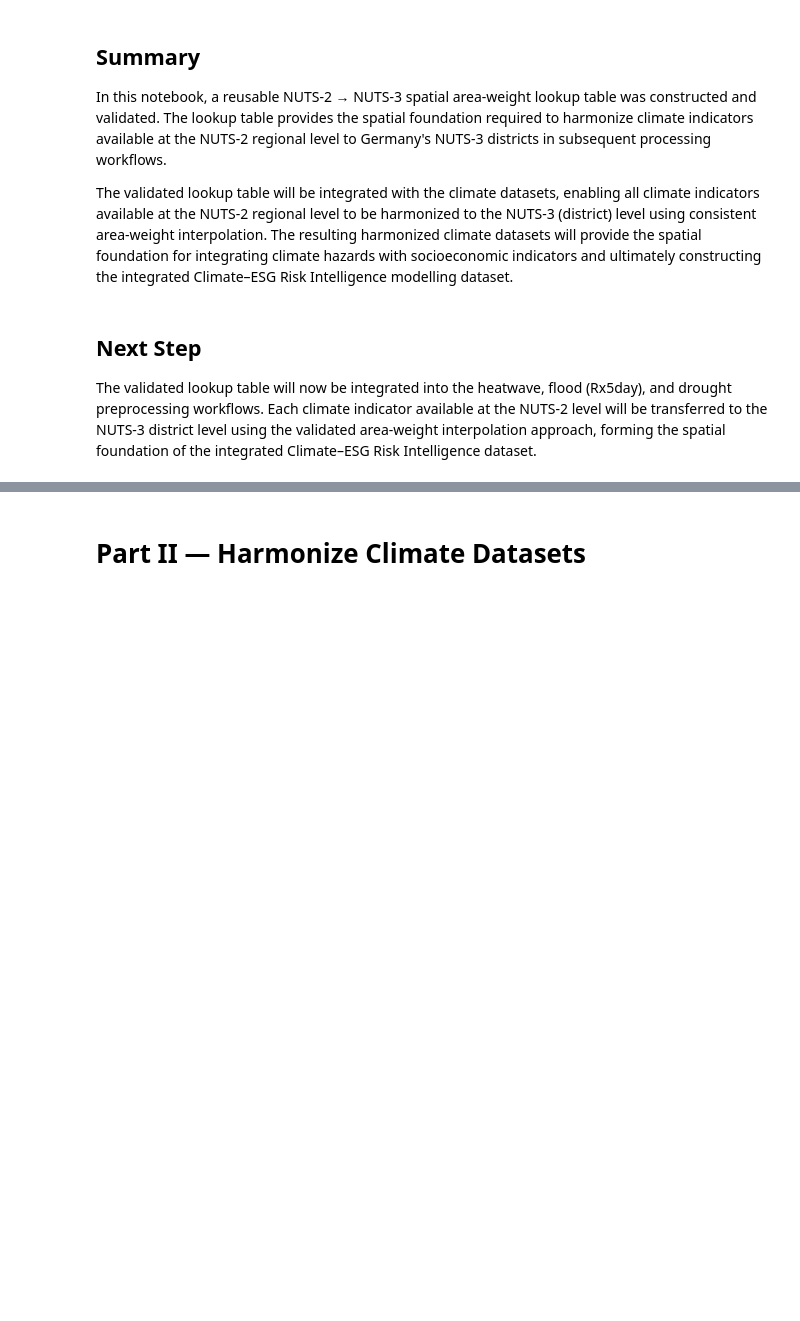
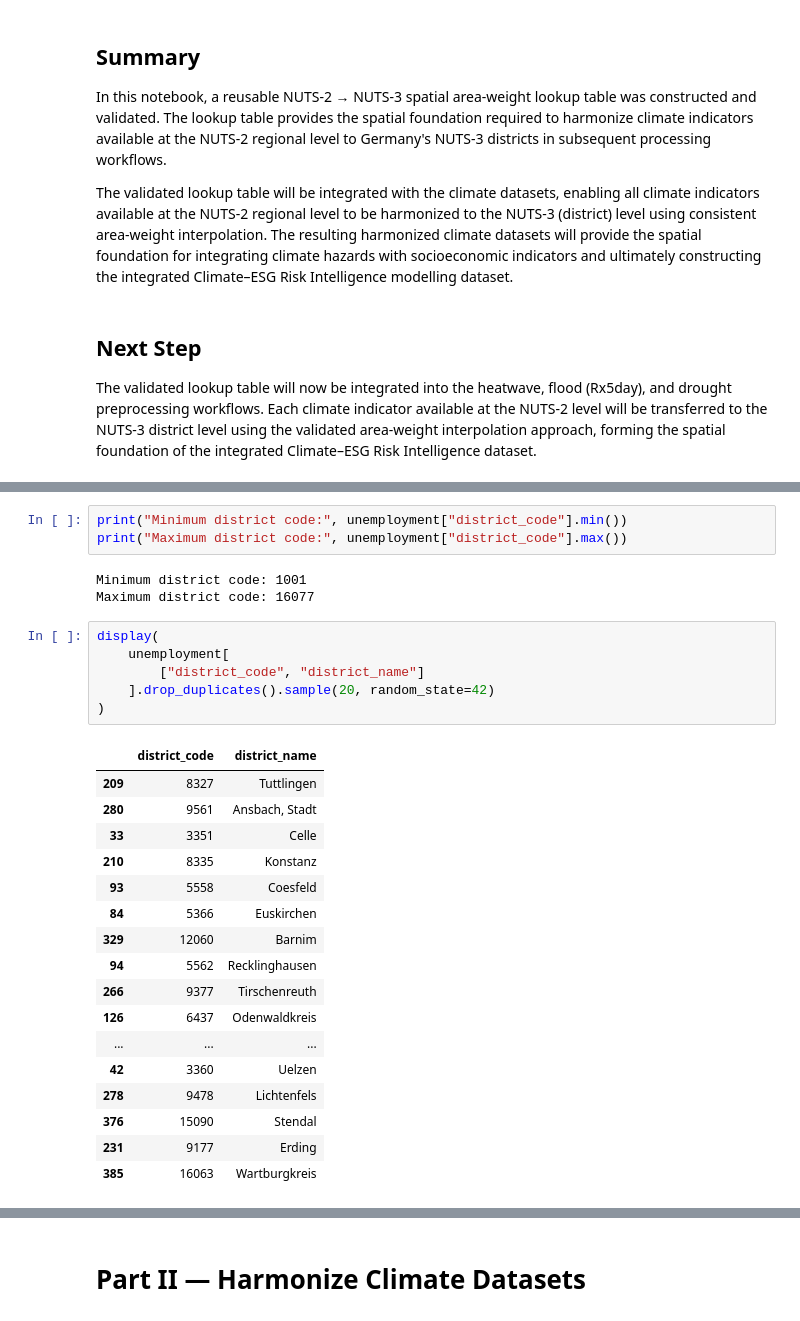
Before and after one commit to purityrima/climate-esg-risk-intelligence-germany, a Jupyter notebook: notebooks/08_climate_dataset_harmonization_nuts2_to_nuts3-kreise.ipynb, the cells around one changed output, grey strips where cells are left out. Drawn from its saved outputs; the diff is of its cells as text; blank space fills up the shorter version.

```diff
--- a/notebooks/08_climate_dataset_harmonization_nuts2_to_nuts3-kreise.ipynb
+++ b/notebooks/08_climate_dataset_harmonization_nuts2_to_nuts3-kreise.ipynb
@@ -422,0 +535,30 @@ The validated lookup table will now be integrated into the heatwave, flood (Rx5d
+# %%
+print("Minimum district code:", unemployment["district_code"].min())
+print("Maximum district code:", unemployment["district_code"].max())
+# %% [output]
+Minimum district code: 1001
+Maximum district code: 16077
+# %%
+display(
+    unemployment[
+        ["district_code", "district_name"]
+    ].drop_duplicates().sample(20, random_state=42)
+)
+# %% [output]
+|  | district_code | district_name |
+| 209 | 8327 | Tuttlingen |
+| 280 | 9561 | Ansbach, Stadt |
+| 33 | 3351 | Celle |
+| 210 | 8335 | Konstanz |
+| 93 | 5558 | Coesfeld |
+| 84 | 5366 | Euskirchen |
+| 329 | 12060 | Barnim |
+| 94 | 5562 | Recklinghausen |
+| 266 | 9377 | Tirschenreuth |
+| 126 | 6437 | Odenwaldkreis |
+| ... | ... | ... |
+| 42 | 3360 | Uelzen |
+| 278 | 9478 | Lichtenfels |
+| 376 | 15090 | Stendal |
+| 231 | 9177 | Erding |
+| 385 | 16063 | Wartburgkreis |
```
Also changed, not shown: parts of 18 cells of this notebook.
